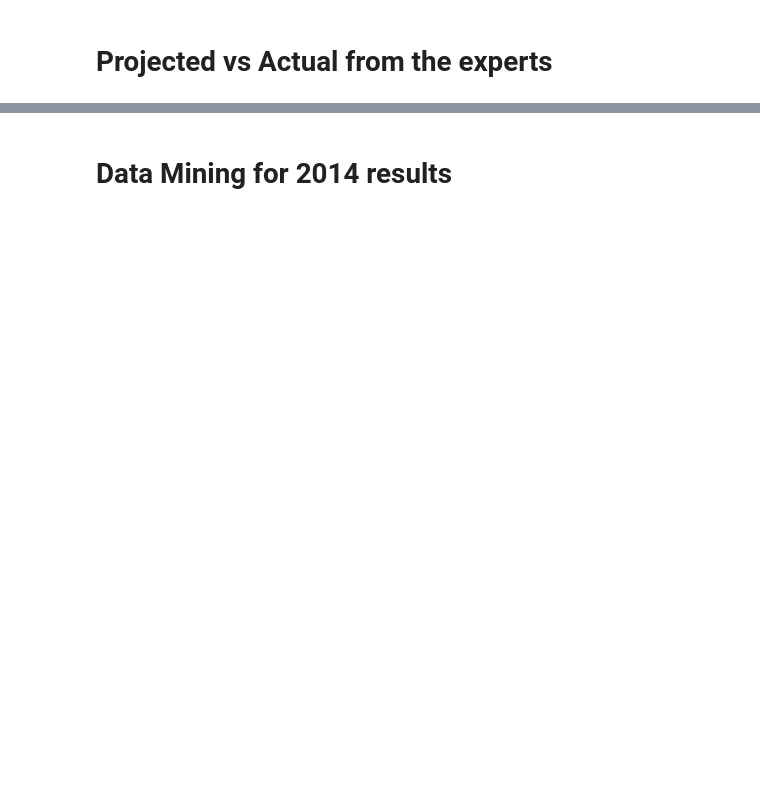
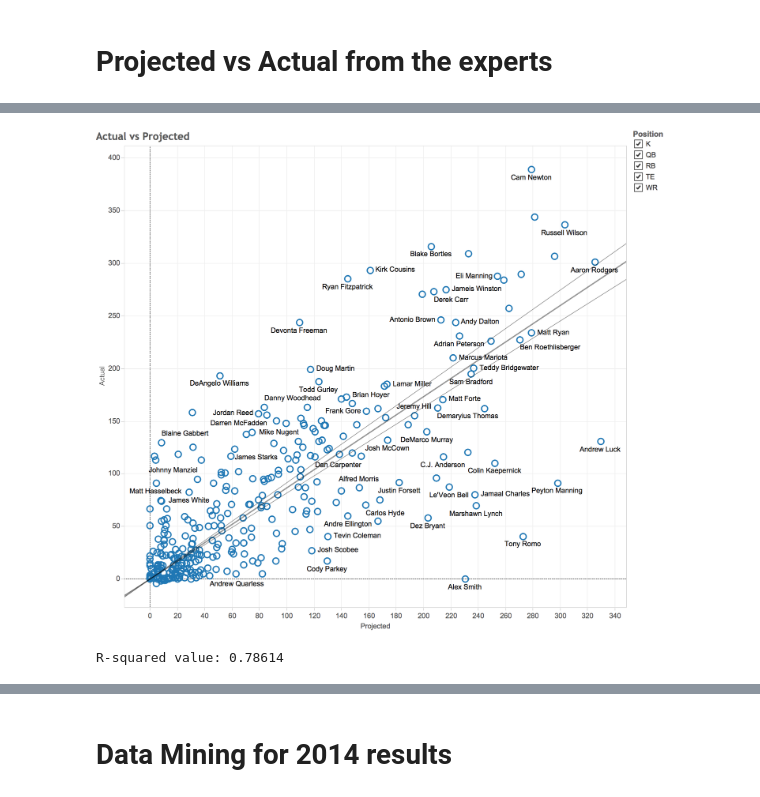
Before and after one commit to sanglee1214/Pandas, a Jupyter notebook: Project/Capstone/Capstone-C4graded.ipynb, the cells around one changed output, grey strips where cells are left out. Cells and saved outputs as stored; diff of their text form; code cells hidden in the pictures; blank space fills up the shorter version.

```diff
--- a/Project/Capstone/Capstone-C4graded.ipynb
+++ b/Project/Capstone/Capstone-C4graded.ipynb
@@ -382,0 +386,8 @@ AttributeError: 'DataFrame' object has no attribute 'projected'
+# %%
+#scatter plot with a trend line for actual vs projected
+y = Image(filename='asset/Actual vs Projected.png')
+display(y)
+print "R-squared value: 0.78614"
+# %% [output]
+[figure, added]
+R-squared value: 0.78614
```
Also changed, not shown: parts of 58 cells of this notebook, 28 other files.
